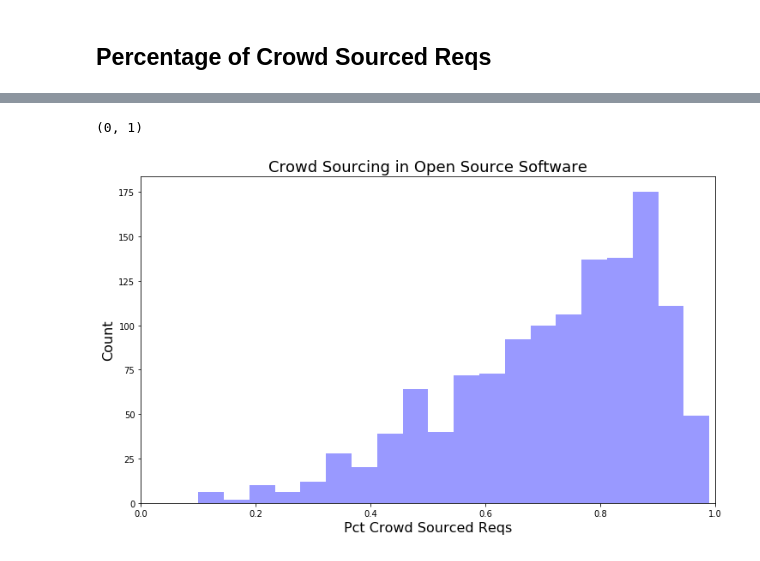
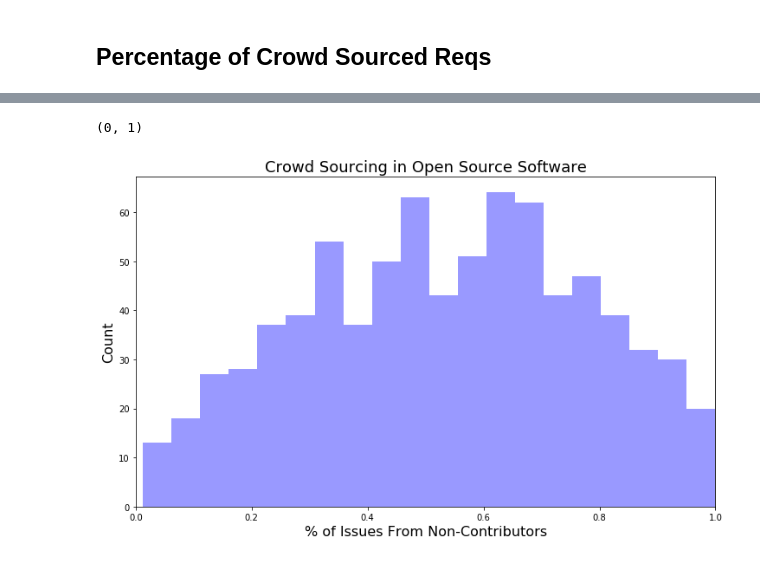
Before and after one commit to MthwRobinson/dissertation-research, a Jupyter notebook: research-notebooks/pct_of_crowd_sourced_reqs.ipynb, the cells around one changed output, grey strips where cells are left out. Saved outputs shown, nothing was run; the diff lists cells and outputs as text; code cells hidden in the pictures.

Commit message:
updated crowd sourcing plots

```diff
--- a/research-notebooks/pct_of_crowd_sourced_reqs.ipynb
+++ b/research-notebooks/pct_of_crowd_sourced_reqs.ipynb
@@ -29,10 +41,11 @@ df = pd.read_sql(sql.format(pct=0.005), database.connection)
 # %%
+df = pd.read_sql(sql.format(pct=0.0), database.connection)
 plt.figure(figsize=(12, 7))
 sns.distplot(df['crowd_pct'], kde=False, color='blue', bins=20)
 plt.title('Crowd Sourcing in Open Source Software', fontsize=18)
-plt.xlabel('Pct Crowd Sourced Reqs', fontsize=16)
+plt.xlabel('% of Issues From Non-Contributors', fontsize=16)
 plt.ylabel('Count', fontsize=16)
 plt.xlim([0,1])
 # %% [output]
 (0, 1)
-[figure, old version]
+[figure, new version]
```
Also changed, not shown: parts of 4 cells of this notebook.
